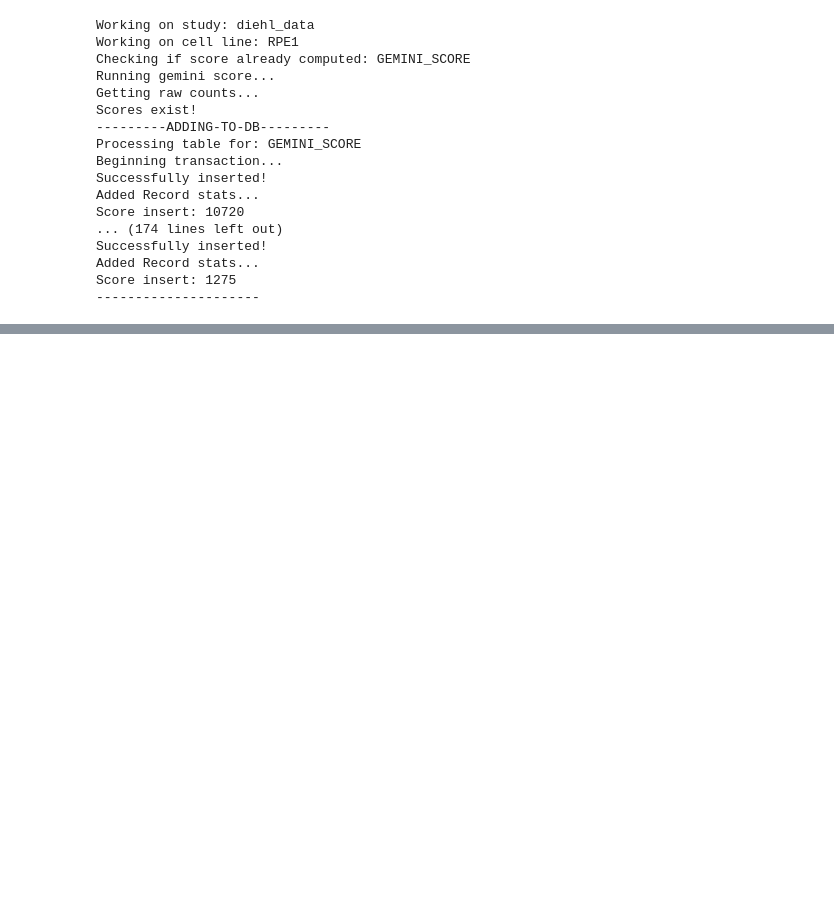
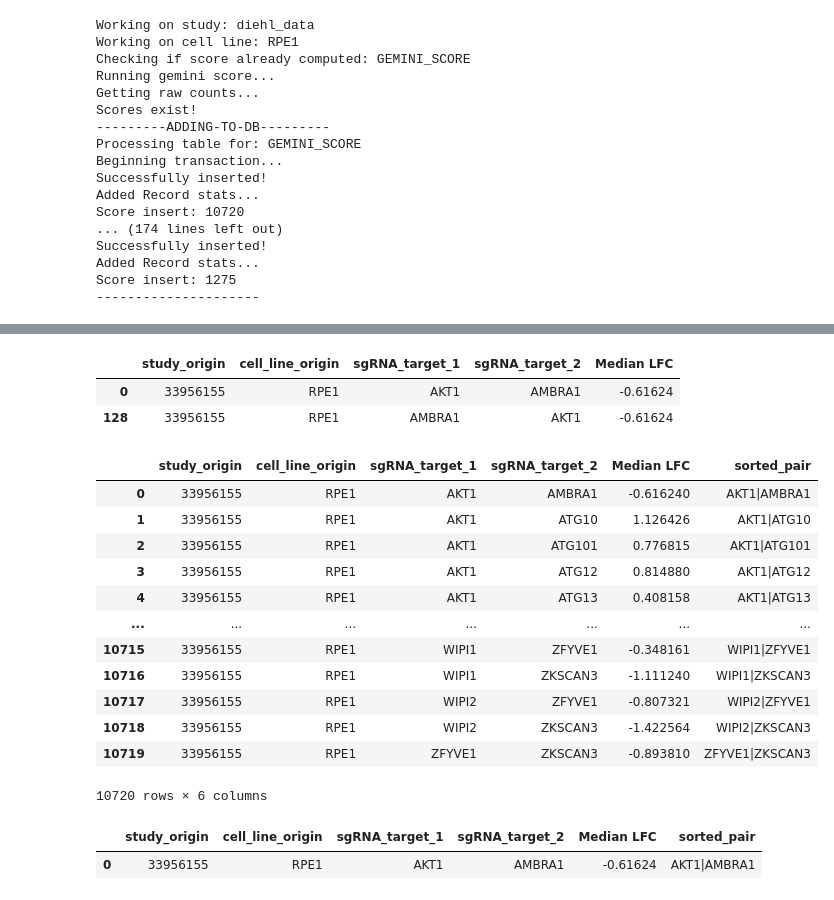
Before and after one commit to BirkanGokbag/SLKB-Analysis-Pipeline, a Jupyter notebook: SLKB_Pipeline_Analysis(Done).ipynb, the cells around one changed output, grey strips where cells are left out. Saved outputs shown, nothing was run; the diff lists cells and outputs as text; code cells hidden in the pictures; blank space fills up the shorter version.

Commit message:
bug fixes + adding LFC combo

```diff
--- a/SLKB_Pipeline_Analysis(Done).ipynb
+++ b/SLKB_Pipeline_Analysis(Done).ipynb
@@ -688,7 +688,7 @@ def run_median_scores(curr_counts, full_normalization = False):
     temp_repeat['sgRNA_guide_name_g1'] = single["sgRNA_guide_name_g2"]
     temp_repeat['sgRNA_target_name_g1'] = single["sgRNA_target_name_g2"]
     temp_repeat['sgRNA_guide_name_g2'] = single["sgRNA_guide_name_g1"]
-    temp_repeat['sgRNA_target_name_g1'] = single["sgRNA_target_name_g2"]
+    temp_repeat['sgRNA_target_name_g2'] = single["sgRNA_target_name_g1"]
 
     single_repeat = pd.concat([single, temp_repeat])
 
@@ -910,7 +910,7 @@ def run_sgrna_scores(curr_counts, full_normalization = False):
         temp_repeat['sgRNA_guide_name_g1'] = single["sgRNA_guide_name_g2"]
         temp_repeat['sgRNA_target_name_g1'] = single["sgRNA_target_name_g2"]
         temp_repeat['sgRNA_guide_name_g2'] = single["sgRNA_guide_name_g1"]
-        temp_repeat['sgRNA_target_name_g1'] = single["sgRNA_target_name_g2"]
+        temp_repeat['sgRNA_target_name_g2'] = single["sgRNA_target_name_g1"]
 
         single_repeat = pd.concat([single, temp_repeat])
 
@@ -980,7 +980,7 @@ def run_sgrna_scores(curr_counts, full_normalization = False):
             temp_repeat['sgRNA_guide_name_g1'] = single["sgRNA_guide_name_g2"]
             temp_repeat['sgRNA_target_name_g1'] = single["sgRNA_target_name_g2"]
             temp_repeat['sgRNA_guide_name_g2'] = single["sgRNA_guide_name_g1"]
-            temp_repeat['sgRNA_target_name_g1'] = single["sgRNA_target_name_g2"]
+            temp_repeat['sgRNA_target_name_g2'] = single["sgRNA_target_name_g1"]
 
             single_repeat = pd.concat([single, temp_repeat])
 
@@ -2188,0 +2298,17 @@ Score insert: 1275
+# %%
+for curr_study in available_studies:
+    print('Working on study: ' + curr_study)
+
+    # get study counts and seq
+    study_counts = counts.loc[counts['study_origin'] == study_name_to_pubmed_id[curr_study]].copy()
+
+    curr_seq_ids = np.array(sorted(list(set(study_counts['guide_1_id'].tolist() + study_counts['guide_2_id'].tolist()))))
+    study_sequences = experiment_design.loc[curr_seq_ids]
+
+    # the analysis runs for each individual cell line
+    available_cell_lines = set(study_counts['cell_line_origin'])
+    for curr_cl in available_cell_lines:
+        print('Working on cell line: ' + curr_cl)
+        curr_counts = study_counts.loc[study_counts['cell_line_origin'] == curr_cl].copy()
+        break
+    break
@@ -2188,0 +2318,2 @@ Score insert: 1275
+# %%
+res = median_style_combo(curr_counts, full_normalization = False)
@@ -2188,0 +2360,27 @@ Score insert: 1275
+# %%
+res['dual_gene_combo_impact'].loc[(res['dual_gene_combo_impact']['sgRNA_target_1'].isin(['AKT1', 'AMBRA1'])) & (res['dual_gene_combo_impact']['sgRNA_target_2'].isin(['AKT1', 'AMBRA1'])), :]
+# %% [output]
+|  | study_origin | cell_line_origin | sgRNA_target_1 | sgRNA_target_2 | Median LFC |
+| 0 | 33956155 | RPE1 | AKT1 | AMBRA1 | -0.61624 |
+| 128 | 33956155 | RPE1 | AMBRA1 | AKT1 | -0.61624 |
+# %%
+res['dual_gene_combo_impact']
+# %% [output]
+|  | study_origin | cell_line_origin | sgRNA_target_1 | sgRNA_target_2 | Median LFC | sorted_pair |
+| 0 | 33956155 | RPE1 | AKT1 | AMBRA1 | -0.616240 | AKT1|AMBRA1 |
+| 1 | 33956155 | RPE1 | AKT1 | ATG10 | 1.126426 | AKT1|ATG10 |
+| 2 | 33956155 | RPE1 | AKT1 | ATG101 | 0.776815 | AKT1|ATG101 |
+| 3 | 33956155 | RPE1 | AKT1 | ATG12 | 0.814880 | AKT1|ATG12 |
+| 4 | 33956155 | RPE1 | AKT1 | ATG13 | 0.408158 | AKT1|ATG13 |
+| ... | ... | ... | ... | ... | ... | ... |
+| 10715 | 33956155 | RPE1 | WIPI1 | ZFYVE1 | -0.348161 | WIPI1|ZFYVE1 |
+| 10716 | 33956155 | RPE1 | WIPI1 | ZKSCAN3 | -1.111240 | WIPI1|ZKSCAN3 |
+| 10717 | 33956155 | RPE1 | WIPI2 | ZFYVE1 | -0.807321 | WIPI2|ZFYVE1 |
+| 10718 | 33956155 | RPE1 | WIPI2 | ZKSCAN3 | -1.422564 | WIPI2|ZKSCAN3 |
+| 10719 | 33956155 | RPE1 | ZFYVE1 | ZKSCAN3 | -0.893810 | ZFYVE1|ZKSCAN3 |
+10720 rows × 6 columns
+# %%
+res['dual_gene_combo_impact'].loc[(res['dual_gene_combo_impact']['sgRNA_target_1'].isin(['AKT1', 'AMBRA1'])) & (res['dual_gene_combo_impact']['sgRNA_target_2'].isin(['AKT1', 'AMBRA1'])), :]
+# %% [output]
+|  | study_origin | cell_line_origin | sgRNA_target_1 | sgRNA_target_2 | Median LFC | sorted_pair |
+| 0 | 33956155 | RPE1 | AKT1 | AMBRA1 | -0.61624 | AKT1|AMBRA1 |
```
Also changed, not shown: parts of 20 cells of this notebook, 3 other files.
